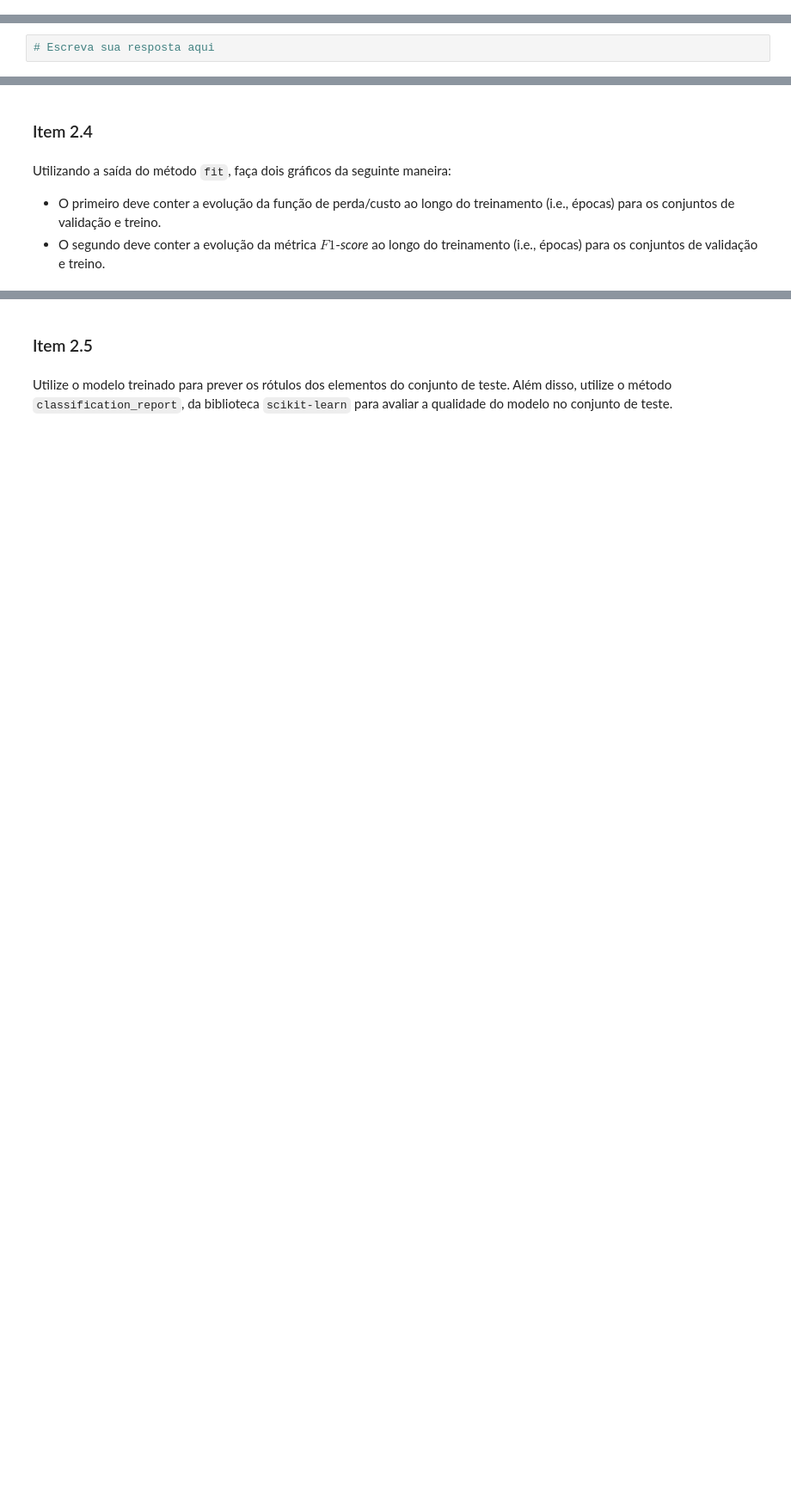
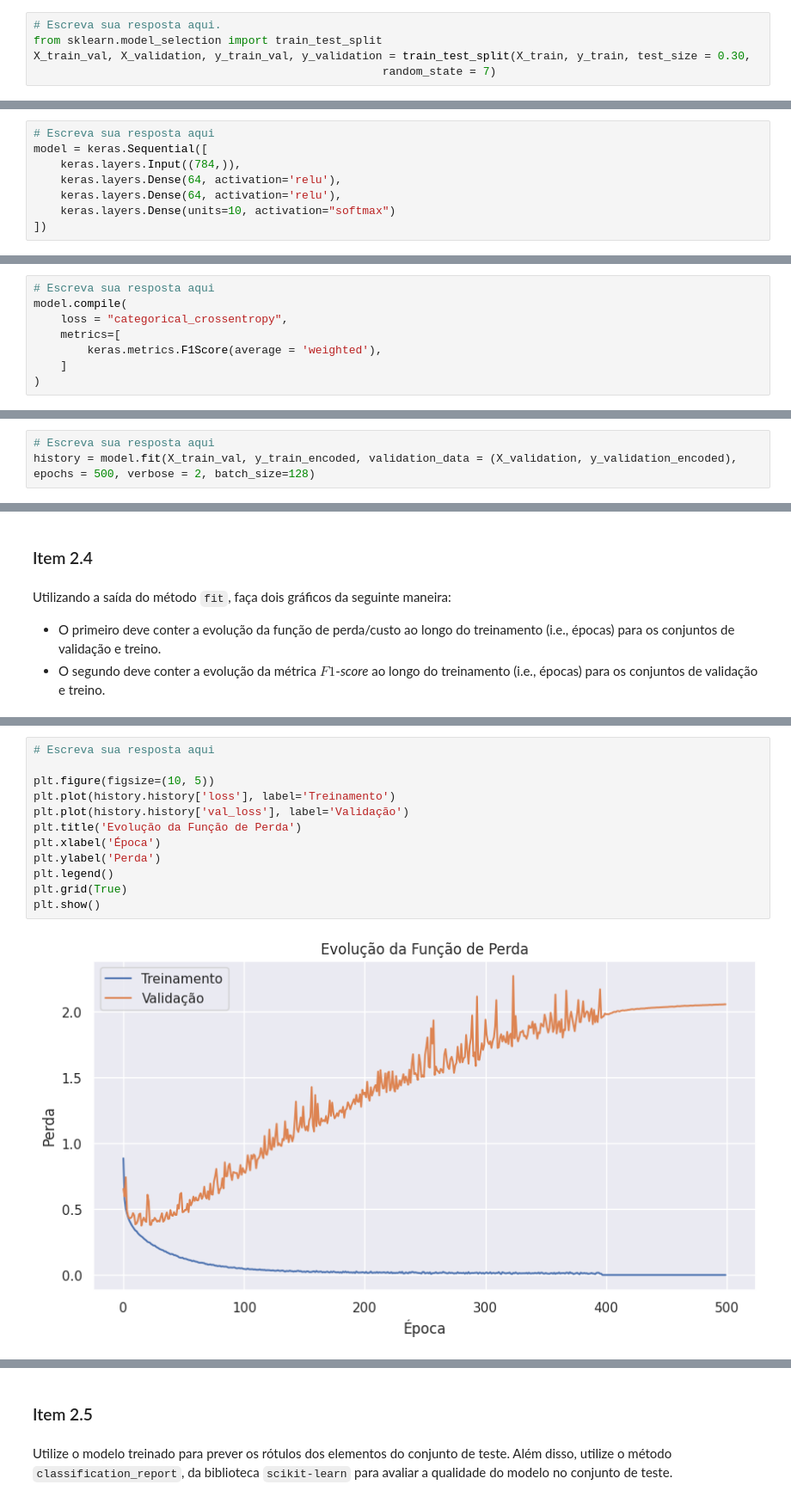
Before and after one commit to GodKelvin/pos-ia-dados-ufes, a Jupyter notebook: Redes Neurais Artificiais/Laboratório_2.ipynb, the cells around one changed output, grey strips where cells are left out. Shown at 86% size. Drawn from its saved outputs; the diff is of its cells as text; blank space fills up the shorter version.

```diff
--- a/Redes Neurais Artificiais/Laboratório_2.ipynb
+++ b/Redes Neurais Artificiais/Laboratório_2.ipynb
@@ -121,3 +113,8 @@ Separe 30% do conjunto de treinamento para ser utilizado como conjunto de valida
+# %%
+# Escreva sua resposta aqui.
+from sklearn.model_selection import train_test_split
+X_train_val, X_validation, y_train_val, y_validation = train_test_split(X_train, y_train, test_size = 0.30,
+                                                    random_state = 7)
 # %% [markdown]
 ### Item 1.3
 # %% [markdown]
@@ -137,9 +148,23 @@ Defina um modelo, em Keras, com duas camadas ocultas, cada uma com 64 unidades.
+# %%
+# Escreva sua resposta aqui
+model = keras.Sequential([
+    keras.layers.Input((784,)),
+    keras.layers.Dense(64, activation='relu'),
+    keras.layers.Dense(64, activation='relu'),
+    keras.layers.Dense(units=10, activation="softmax")
+])
 # %% [markdown]
 ### Item 2.2
 # %% [markdown]
 Utilize o método [compile](https://keras.io/api/models/model_training_apis/) para preparar o modelo e definir a função de perda como sendo a Entropia Cruzada Categórica (*Categorical Cross-Entropy*). Além disso, você deve definir o $F1$-*score* como métrica a ser computada ao longo das épocas de treinamento.
 # %%
 # Escreva sua resposta aqui
+model.compile(
+    loss = "categorical_crossentropy",
+    metrics=[
+        keras.metrics.F1Score(average = 'weighted'),
+    ]
+)
 # %% [markdown]
 ### Item 2.3
 # %% [markdown]
@@ -154,0 +178,3 @@ Lembre de salvar a saída do método em uma variável, para uso no próximo Item
+# %%
+# Escreva sua resposta aqui
+history = model.fit(X_train_val, y_train_encoded, validation_data = (X_validation, y_validation_encoded),  epochs = 500, verbose = 2, batch_size=128)
@@ -162,0 +205,14 @@ Utilizando a saída do método `fit`, faça dois gráficos da seguinte maneira:
+# %%
+# Escreva sua resposta aqui
+
+plt.figure(figsize=(10, 5))
+plt.plot(history.history['loss'], label='Treinamento')
+plt.plot(history.history['val_loss'], label='Validação')
+plt.title('Evolução da Função de Perda')
+plt.xlabel('Época')
+plt.ylabel('Perda')
+plt.legend()
+plt.grid(True)
+plt.show()
+# %% [output]
+[figure, added]
```
Also changed, not shown: parts of 14 cells of this notebook.
